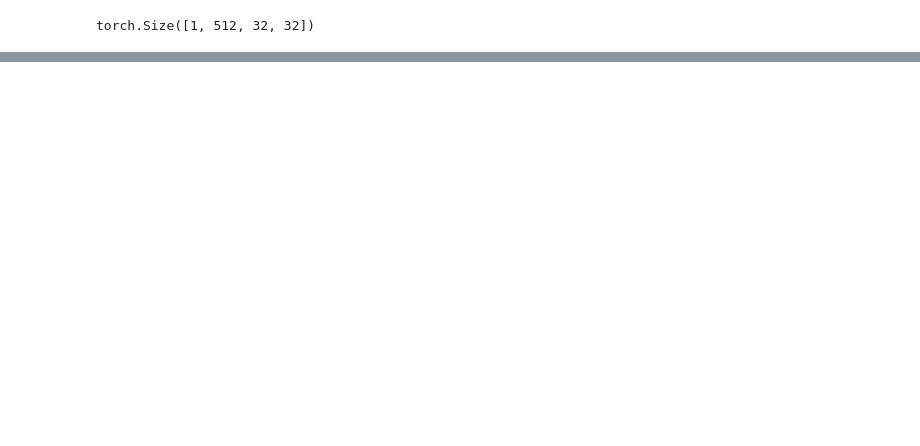
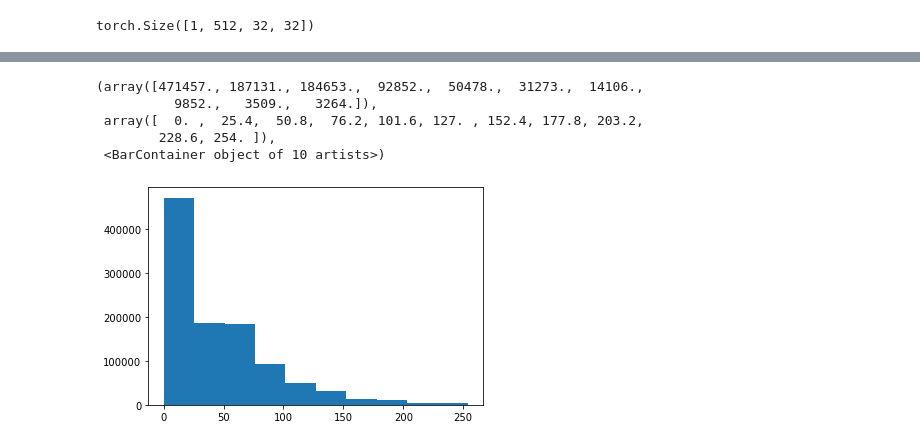
Before and after one commit to nichpass/Bucknell-Senior-Design-2021, a Jupyter notebook: classifier_activation_maps.ipynb, the cells around one changed output, grey strips where cells are left out. Cells and saved outputs as stored; diff of their text form; code cells hidden in the pictures; blank space fills up the shorter version.

```diff
--- a/classifier_activation_maps.ipynb
+++ b/classifier_activation_maps.ipynb
@@ -130,0 +159,10 @@ True
+# %%
+vis = np.resize(heatmap, (-1))
+plt.hist(vis)
+# %% [output]
+(array([471457., 187131., 184653.,  92852.,  50478.,  31273.,  14106.,
+          9852.,   3509.,   3264.]),
+ array([  0. ,  25.4,  50.8,  76.2, 101.6, 127. , 152.4, 177.8, 203.2,
+        228.6, 254. ]),
+ <BarContainer object of 10 artists>)
+[figure, added]
```
Also changed, not shown: parts of 23 cells of this notebook.
